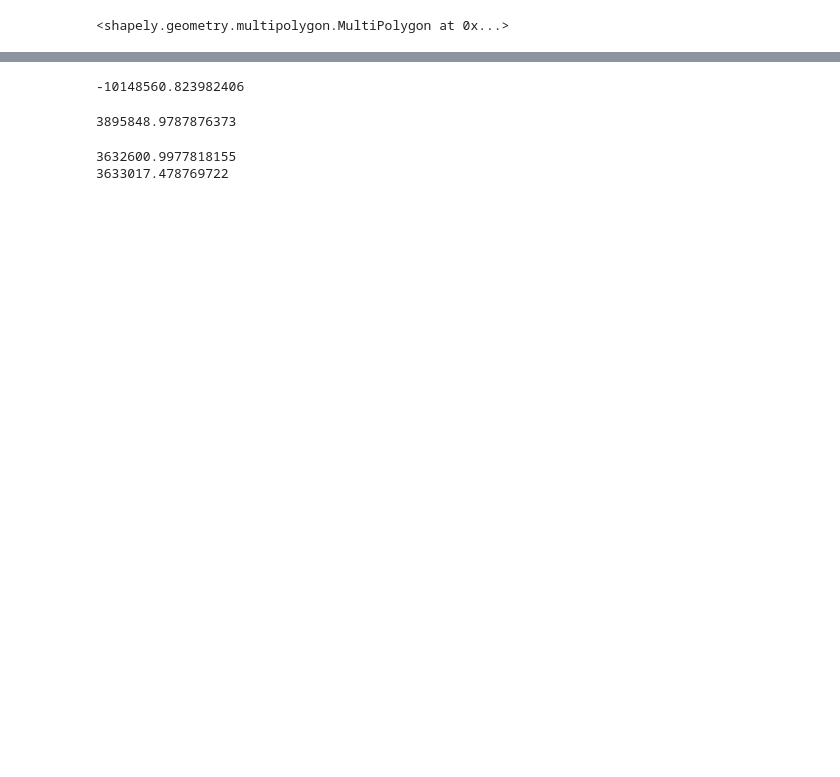
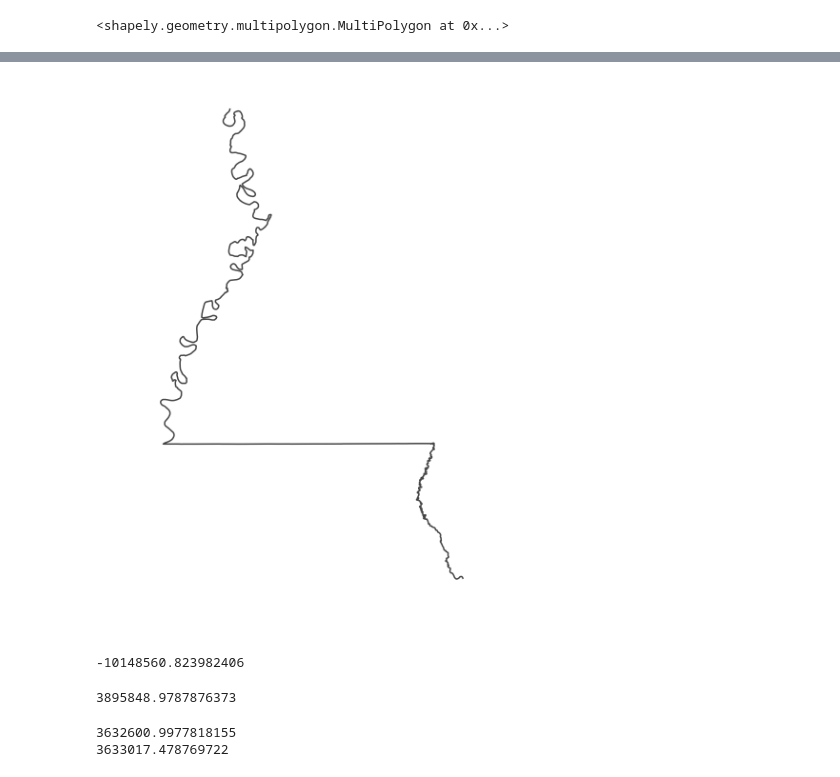
Before and after one commit to gwb/rdd-coverage, a Jupyter notebook: Maxime/notebooks/Mississippi.ipynb, the cells around one changed output, grey strips where cells are left out. Drawn from its saved outputs; the diff is of its cells as text; code cells hidden in the pictures; blank space fills up the shorter version.

```diff
--- a/Maxime/notebooks/Mississippi.ipynb
+++ b/Maxime/notebooks/Mississippi.ipynb
@@ -54,6 +51,15 @@ if isinstance(border, MultiLineString):
 else:
     merged_border = border
 sentinels = MultiPoint([merged_border.interpolate(x, normalized=True) for x in np.linspace(0,1.0,200)])
+# %%
+plt.gcf().set_size_inches(6.0, 10.0)
+gpd.plotting.plot_linestring_collection(plt.gca(), [merged_border], color="#444444")
+plt.axis("off")
+plt.axes().set_aspect('equal', 'datalim')
+plt.savefig(root_dir+"figures/mississippi.pdf", bbox_inches="tight", pad_inches=0, transparent=True)
+plt.savefig(root_dir+"figures/mississippi.png", bbox_inches="tight", pad_inches=0, transparent=True)
+# %% [output]
+[figure, added]
 # %%
 s=sentinels[0]
 # %%
```
Also changed, not shown: parts of 10 cells of this notebook, 13 other files.
